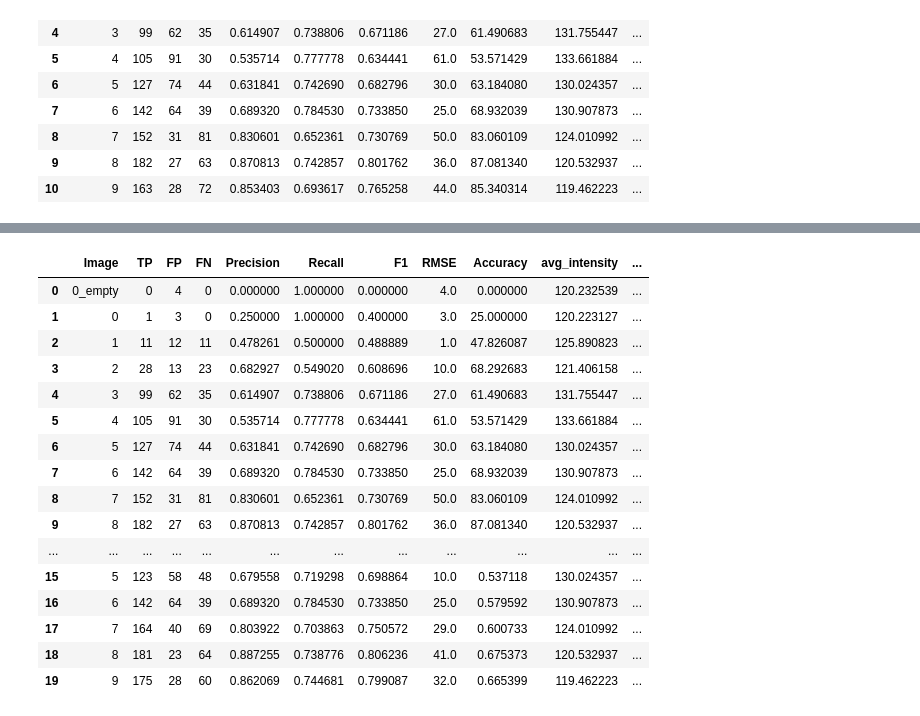
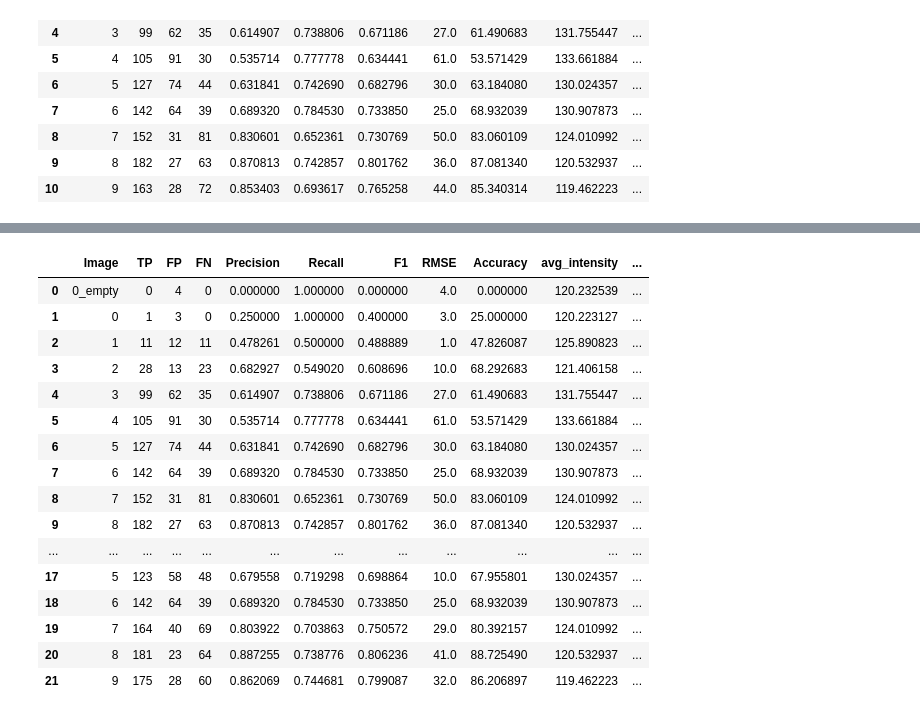
Before and after one commit to michafauth99/Project1, a Jupyter notebook: PIPELINE.ipynb, the cells around one changed output, grey strips where cells are left out. Saved outputs shown, nothing was run; the diff lists cells and outputs as text; code cells hidden in the pictures.

```diff
--- a/PIPELINE.ipynb
+++ b/PIPELINE.ipynb
@@ -235,37 +237,39 @@ df_best_params = pd.merge(
     df_best_params,
     all_results[['Image', 'avg_intensity']],
     on='Image',
     how='left'
 )
 
 # Add the parameter_set column with "best_params"
 df_best_params['parameter_set'] = 'best_params'
 
 # Retain only the required columns
 df_best_params = df_best_params[['Image', 'TP', 'FP','FN','Precision', 'Recall', 'F1', 'RMSE', 'avg_intensity', 'parameter_set']]
-# if acccuracy is NaN, calculate it
-df_best_params['Accuracy'] = df_best_params['TP'] / (df_best_params['TP'] + df_best_params['FP'] + df_best_params['FN'])
+# if acccuracy is NaN, calculate and if TP + FP is 0, set accuracy to 100
+
+df_best_params['Accuracy'] = df_best_params['TP'] / (df_best_params['TP'] + df_best_params['FP']) * 100
+df_best_params['Accuracy'] = df_best_params['Accuracy'].fillna(100)
 
 # Append df_best_params to all_results
 all_results = pd.concat([all_results, df_best_params], ignore_index=True)
 
 # Display the resulting DataFrame
 all_results
 # %% [output]
 |  | Image | TP | FP | FN | Precision | Recall | F1 | RMSE | Accuracy | avg_intensity | ... |
 | 0 | 0_empty | 0 | 4 | 0 | 0.000000 | 1.000000 | 0.000000 | 4.0 | 0.000000 | 120.232539 | ... |
 | 1 | 0 | 1 | 3 | 0 | 0.250000 | 1.000000 | 0.400000 | 3.0 | 25.000000 | 120.223127 | ... |
 | 2 | 1 | 11 | 12 | 11 | 0.478261 | 0.500000 | 0.488889 | 1.0 | 47.826087 | 125.890823 | ... |
 | 3 | 2 | 28 | 13 | 23 | 0.682927 | 0.549020 | 0.608696 | 10.0 | 68.292683 | 121.406158 | ... |
 | 4 | 3 | 99 | 62 | 35 | 0.614907 | 0.738806 | 0.671186 | 27.0 | 61.490683 | 131.755447 | ... |
 | 5 | 4 | 105 | 91 | 30 | 0.535714 | 0.777778 | 0.634441 | 61.0 | 53.571429 | 133.661884 | ... |
 | 6 | 5 | 127 | 74 | 44 | 0.631841 | 0.742690 | 0.682796 | 30.0 | 63.184080 | 130.024357 | ... |
 | 7 | 6 | 142 | 64 | 39 | 0.689320 | 0.784530 | 0.733850 | 25.0 | 68.932039 | 130.907873 | ... |
 | 8 | 7 | 152 | 31 | 81 | 0.830601 | 0.652361 | 0.730769 | 50.0 | 83.060109 | 124.010992 | ... |
 | 9 | 8 | 182 | 27 | 63 | 0.870813 | 0.742857 | 0.801762 | 36.0 | 87.081340 | 120.532937 | ... |
 | ... | ... | ... | ... | ... | ... | ... | ... | ... | ... | ... | ... |
-| 15 | 5 | 123 | 58 | 48 | 0.679558 | 0.719298 | 0.698864 | 10.0 | 0.537118 | 130.024357 | ... |
-| 16 | 6 | 142 | 64 | 39 | 0.689320 | 0.784530 | 0.733850 | 25.0 | 0.579592 | 130.907873 | ... |
-| 17 | 7 | 164 | 40 | 69 | 0.803922 | 0.703863 | 0.750572 | 29.0 | 0.600733 | 124.010992 | ... |
-| 18 | 8 | 181 | 23 | 64 | 0.887255 | 0.738776 | 0.806236 | 41.0 | 0.675373 | 120.532937 | ... |
-| 19 | 9 | 175 | 28 | 60 | 0.862069 | 0.744681 | 0.799087 | 32.0 | 0.665399 | 119.462223 | ... |
+| 17 | 5 | 123 | 58 | 48 | 0.679558 | 0.719298 | 0.698864 | 10.0 | 67.955801 | 130.024357 | ... |
+| 18 | 6 | 142 | 64 | 39 | 0.689320 | 0.784530 | 0.733850 | 25.0 | 68.932039 | 130.907873 | ... |
+| 19 | 7 | 164 | 40 | 69 | 0.803922 | 0.703863 | 0.750572 | 29.0 | 80.392157 | 124.010992 | ... |
+| 20 | 8 | 181 | 23 | 64 | 0.887255 | 0.738776 | 0.806236 | 41.0 | 88.725490 | 120.532937 | ... |
+| 21 | 9 | 175 | 28 | 60 | 0.862069 | 0.744681 | 0.799087 | 32.0 | 86.206897 | 119.462223 | ... |
```
Also changed, not shown: parts of 2 cells of this notebook.
